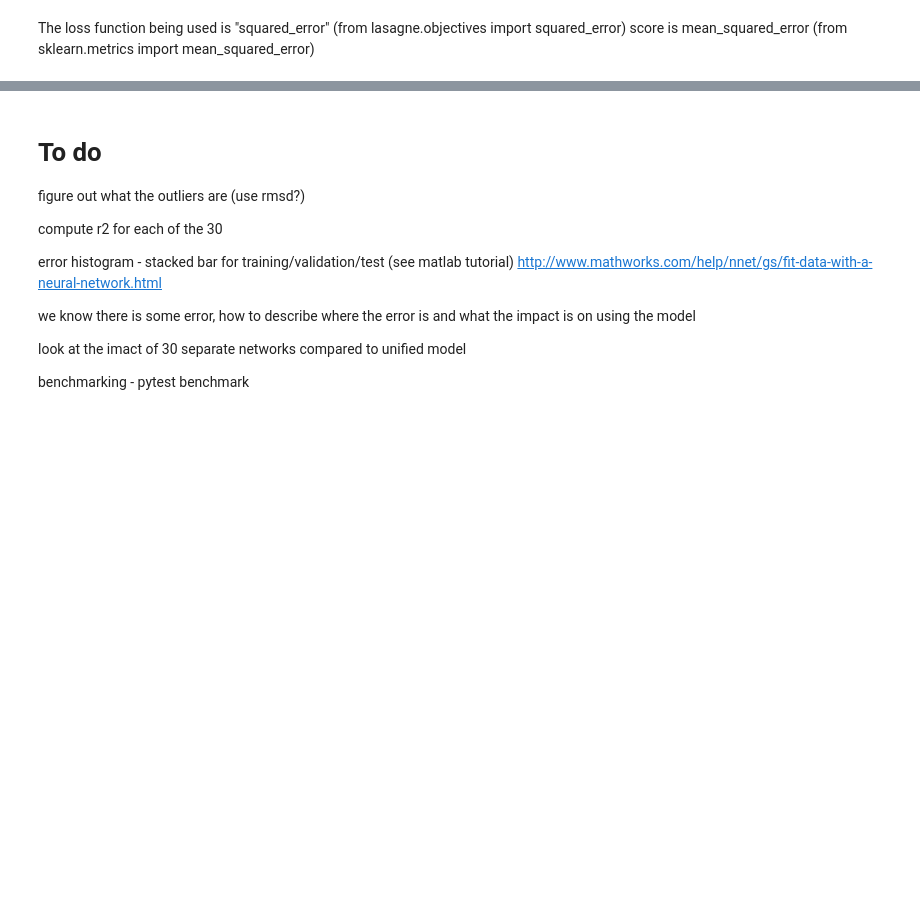
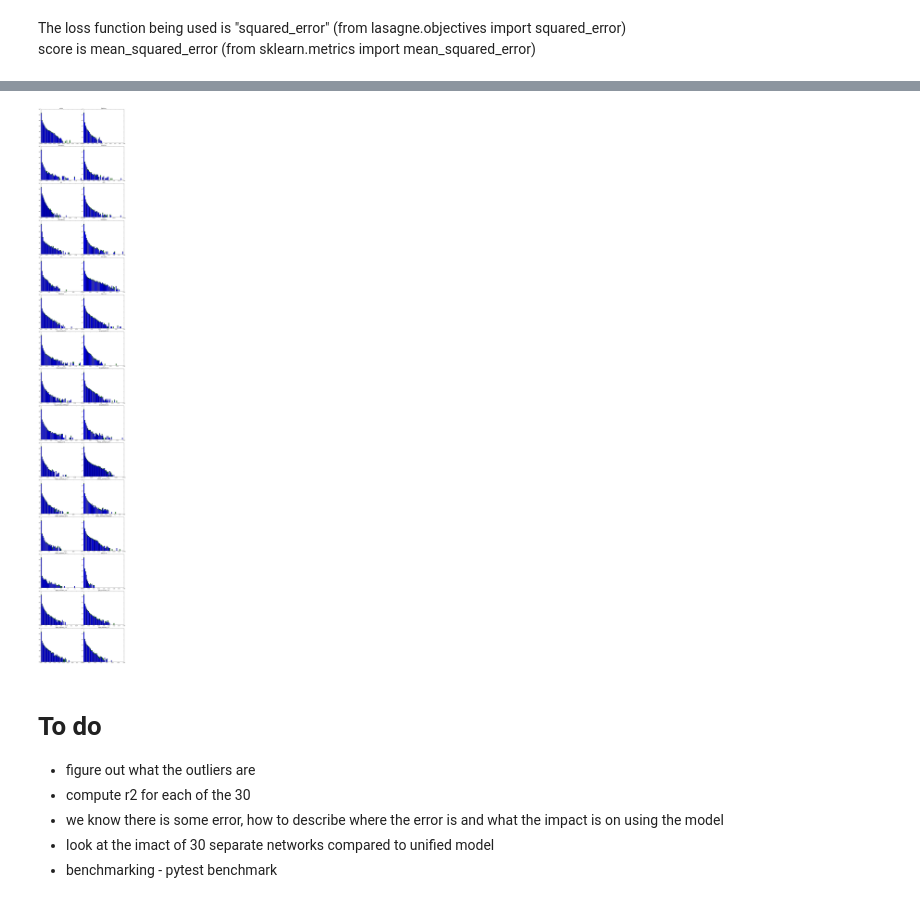
Before and after one commit to houghb/lignet, a Jupyter notebook: explore_net.ipynb, the cells around one changed output, grey strips where cells are left out. Cells and saved outputs as stored; diff of their text form; code cells hidden in the pictures; blank space fills up the shorter version.

```diff
--- a/explore_net.ipynb
+++ b/explore_net.ipynb
@@ -266,15 +288,55 @@ plt.legend(loc=0)
+# %%
+def hplot_one_output(y_train, y_test, y_predictions,
+                     y_predictions_test, output_col):
+    """
+    Make a histogram for the training (blue) and test (green)
+    MSEs of a specific output measure.
+
+    Parameters
+    ----------
+    y_train            : numpy ndarray
+                         The array with the training set values
+    y_test             : numpy ndarray
+                         The array with the test set values
+    y_predictions      : numpy ndarray
+                         The array with predictions for the training set values
+    y_predictions_test : numpy ndarray
+                         The array with predictions for the test set values
+    output_col         : int
+                         The column of the output measure you want to plot
+
+    Returns
+    -------
+    None
+    """
+    train_mse = []
+    for i, value in enumerate(y_train[:]):
+        train_mse.append(mean_squared_error([y_train[i][output_col]],
+                                            [y_predictions[i][output_col]]))
+
+    test_mse = []
+    for i, value in enumerate(y_test[:]):
+        test_mse.append(mean_squared_error([y_test[i][output_col]],
+                                           [y_predictions_test[i][output_col]]))
+
+    ax[output_col].hist([train_mse, test_mse], bins=50, stacked=True,
+                        label=['train', 'test'], log=True)
+    ax[output_col].set_title('%s' % y_columns[output_col])
+
+
+output_list = y_columns[:]
+f, ax = plt.subplots(len(output_list)/2, 2, figsize=(15, 100))
+ax = ax.ravel()
+for i, x in enumerate(output_list):
+    hplot_one_output(y_train, y_test, y_predictions, y_predictions_test, i)
+f.subplots_adjust(hspace=0.1, wspace=0.05)
+# %% [output]
+[figure, added]
 # %% [markdown]
 # To do
 
-figure out what the outliers are (use rmsd?)
-
-compute r2 for each of the 30
-
-error histogram - stacked bar for training/validation/test (see matlab tutorial)
-http://www.mathworks.com/help/nnet/gs/fit-data-with-a-neural-network.html
-
-we know there is some error, how to describe where the error is and what the impact is on using the model
-
-look at the imact of 30 separate networks compared to unified model
-
-benchmarking - pytest benchmark
+-  figure out what the outliers are
+-  compute r2 for each of the 30
+-  we know there is some error, how to describe where the error is and what the impact is on using the model
+-  look at the imact of 30 separate networks compared to unified model
+-  benchmarking - pytest benchmark
```
Also changed, not shown: parts of 6 cells of this notebook.
